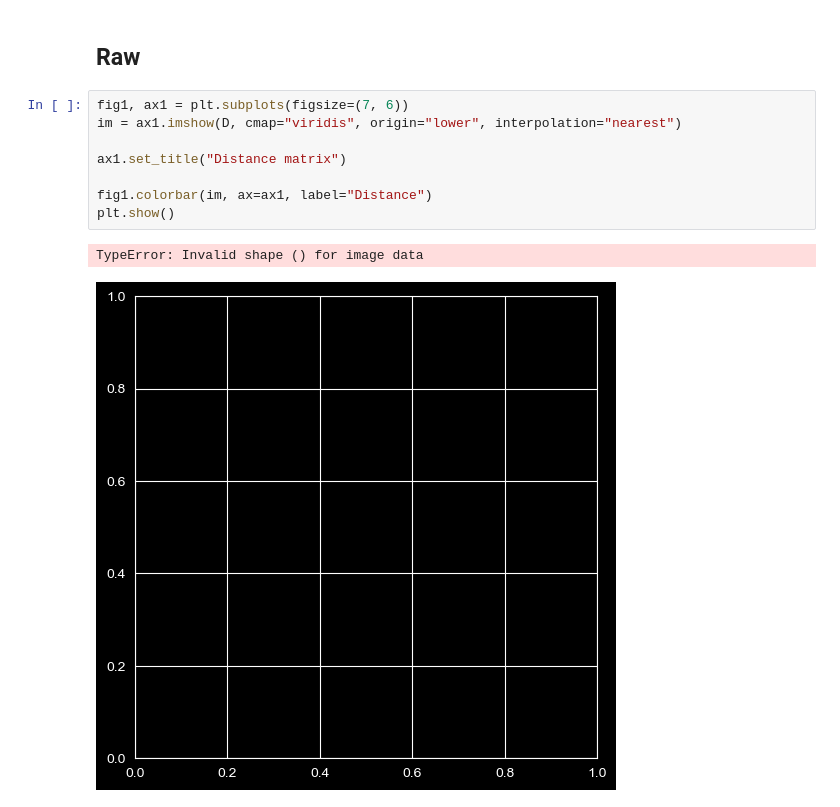
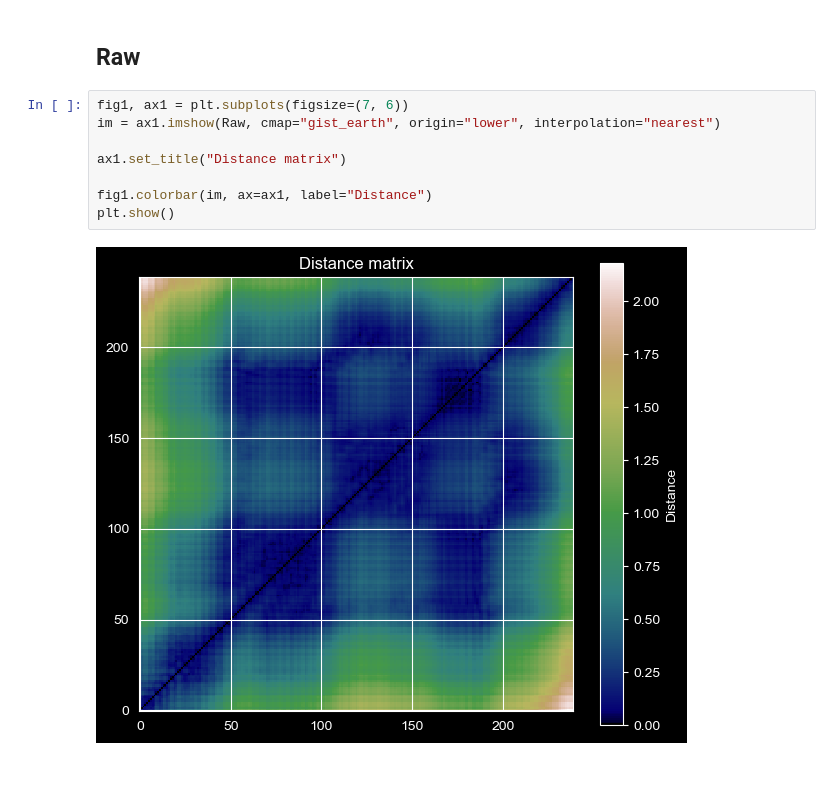
Before and after one commit to Anastasios-Vlachmpeis/Recurrence-Plot-Research, a Jupyter notebook: recplay.ipynb, the cells around one changed output. Saved outputs shown, nothing was run; the diff lists cells and outputs as text; blank space fills up the shorter version.

```diff
--- a/recplay.ipynb
+++ b/recplay.ipynb
@@ -47,12 +47,11 @@ for i in range(len(vectors)):
 ## Raw
 # %%
 fig1, ax1 = plt.subplots(figsize=(7, 6))
-im = ax1.imshow(D, cmap="viridis", origin="lower", interpolation="nearest")
+im = ax1.imshow(Raw, cmap="gist_earth", origin="lower", interpolation="nearest")
 
 ax1.set_title("Distance matrix")
 
 fig1.colorbar(im, ax=ax1, label="Distance")
 plt.show()
 # %% [output]
-TypeError: Invalid shape () for image data
-[figure, old version]
+[figure, new version]
```
Also changed, not shown: parts of 1 cell of this notebook.
